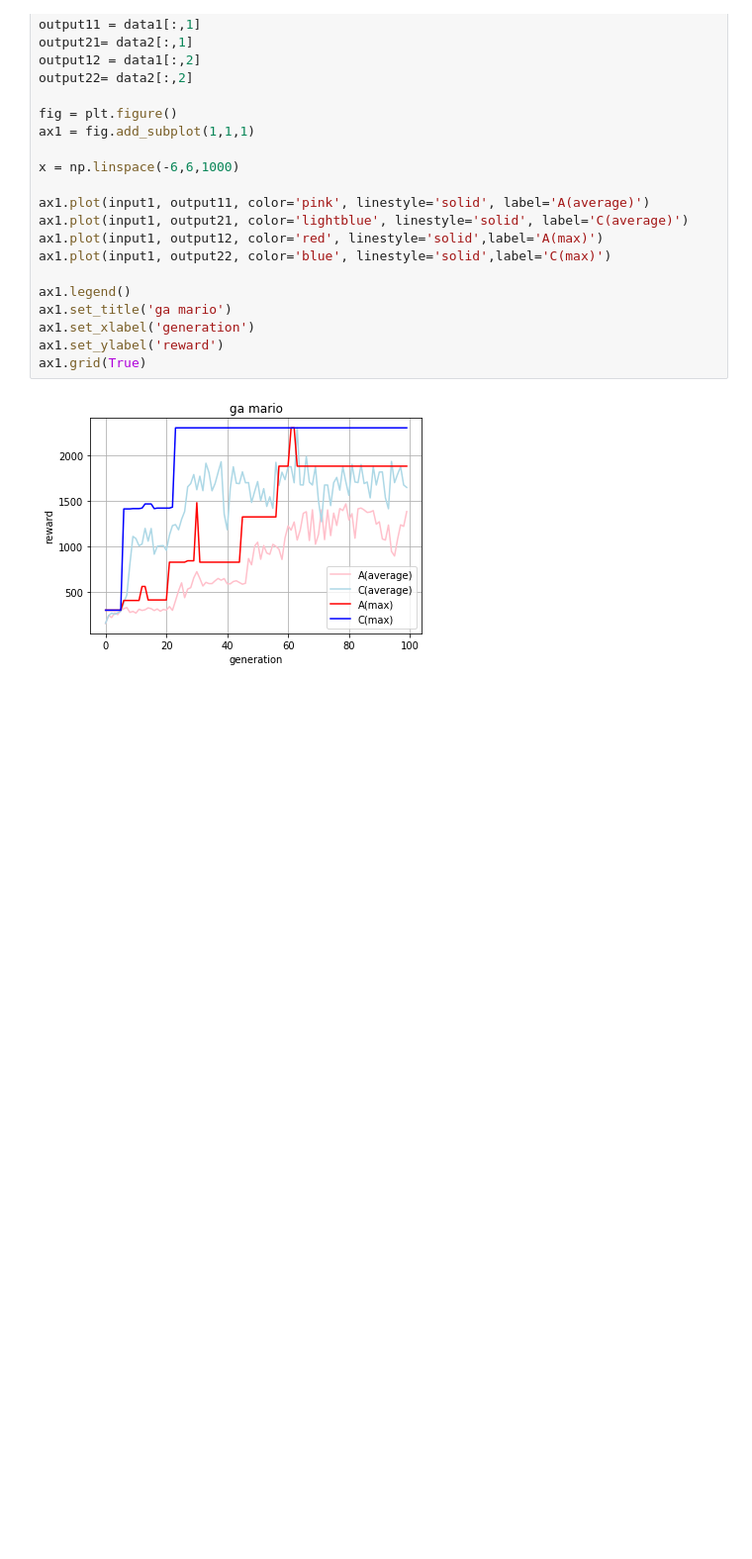
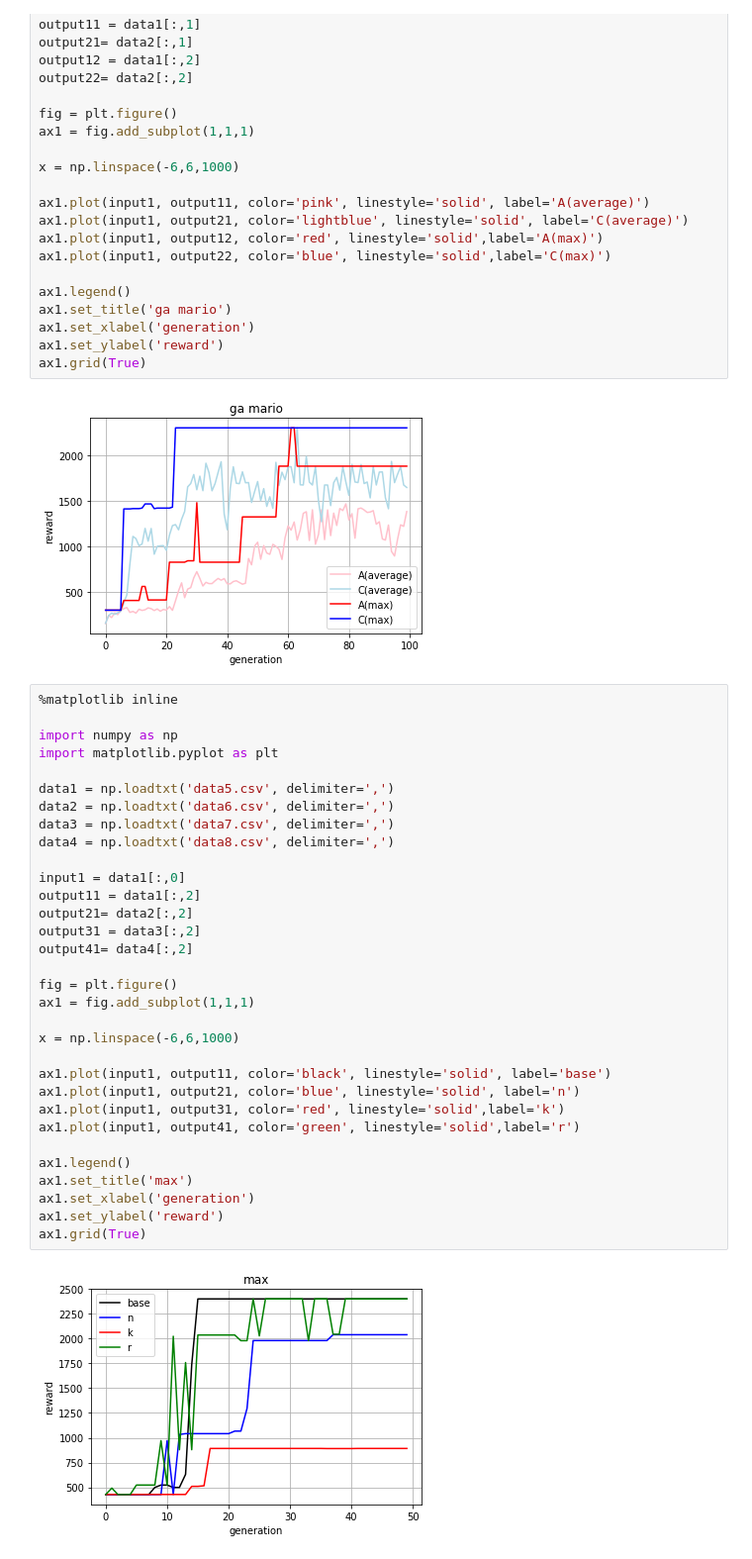
Before and after one commit to hayaken8112/marioai-ga, a Jupyter notebook: src/python/competition/Untitled.ipynb, the cells around one changed output. Shown at 99% size. Saved outputs shown, nothing was run; the diff lists cells and outputs as text; blank space fills up the shorter version.

Commit message:
update data

```diff
--- a/src/python/competition/Untitled.ipynb
+++ b/src/python/competition/Untitled.ipynb
@@ -55,3 +55,37 @@ ax1.set_ylabel('reward')
 ax1.grid(True)
 # %% [output]
 [figure]
+# %%
+%matplotlib inline
+
+import numpy as np
+import matplotlib.pyplot as plt
+
+data1 = np.loadtxt('data5.csv', delimiter=',')
+data2 = np.loadtxt('data6.csv', delimiter=',')
+data3 = np.loadtxt('data7.csv', delimiter=',')
+data4 = np.loadtxt('data8.csv', delimiter=',')
+
+input1 = data1[:,0]
+output11 = data1[:,2]
+output21= data2[:,2]
+output31 = data3[:,2]
+output41= data4[:,2]
+
+fig = plt.figure()
+ax1 = fig.add_subplot(1,1,1)
+
+x = np.linspace(-6,6,1000)
+
+ax1.plot(input1, output11, color='black', linestyle='solid', label='base')
+ax1.plot(input1, output21, color='blue', linestyle='solid', label='n')
+ax1.plot(input1, output31, color='red', linestyle='solid',label='k')
+ax1.plot(input1, output41, color='green', linestyle='solid',label='r')
+
+ax1.legend()
+ax1.set_title('max')
+ax1.set_xlabel('generation')
+ax1.set_ylabel('reward')
+ax1.grid(True)
+# %% [output]
+[figure, added]
```
Also changed, not shown: parts of 1 cell of this notebook, 3 other files.
